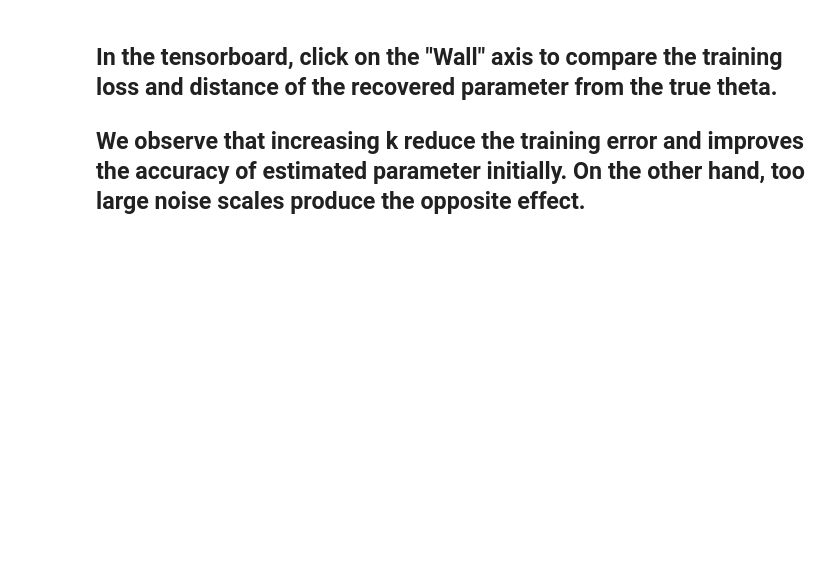
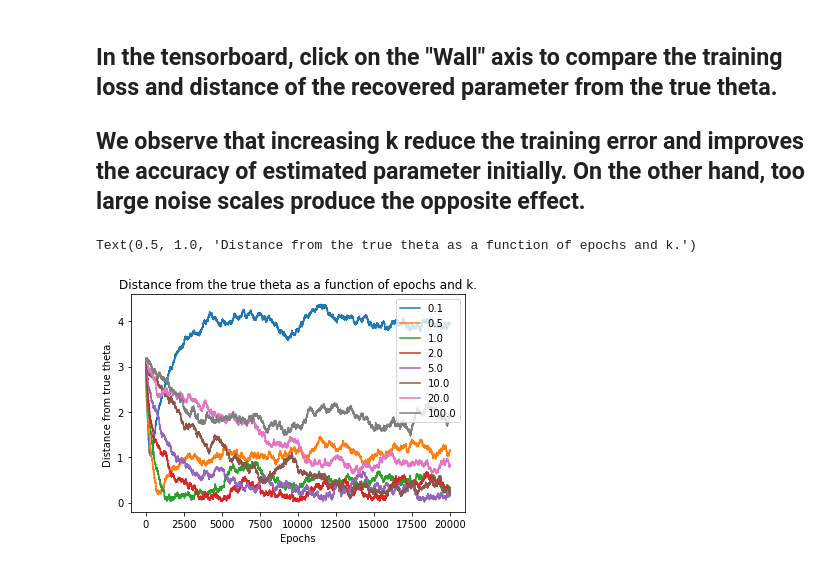
Before and after one commit to Tejasvk/pre-clipping-noise, a Jupyter notebook: pre-clipping_noise.ipynb, the cells around one changed output. Saved outputs shown, nothing was run; the diff lists cells and outputs as text; code cells hidden in the pictures; blank space fills up the shorter version.

```diff
--- a/pre-clipping_noise.ipynb
+++ b/pre-clipping_noise.ipynb
@@ -85,6 +85,9 @@ learning_rate = 0.01
 N = X_train.shape[0]
 batch_size = int(np.sqrt(N))
 theta = torch.tensor(theta)
+#df_dist_opt = pd.DataFrame(np.zeros(shape=(8,epochs)),columns=range(epochs))
+df_dist_opt = pd.DataFrame(np.zeros(shape=(8,epochs)),columns=range(epochs))
+df_dist_opt.index = [0.1,0.5,1.0,2.0,5.0,10.,20.,100.]
 
 '''
 The variable k controls the variance of the pre-clipping noise we are adding.
@@ -134,7 +137,7 @@ for k in [0.1,0.5,1.0,2.0,5.0,10.,20.,100.]:
 
         writer.add_scalar("distance from true theta:",torch.linalg.norm(weights- theta,dim=-1),epoch)
 
-
+        df_dist_opt.loc[k][epoch] = torch.linalg.norm(weights- theta,dim=-1)
         sample_grads= sample_grads[0]
 
         '''
@@ -190,3 +199,12 @@ tensor([-0.1000,  1.0000, -3.0000], dtype=torch.float64)
 # %% [markdown]
 ## In the tensorboard, click on the "Wall" axis to compare the training loss and distance of the recovered parameter from the true theta.
 ## We observe that increasing k reduce the training error and improves the accuracy of estimated parameter initially. On the other hand, too large noise scales produce the opposite effect.
+# %%
+
+df_dist_opt.T.plot()
+plt.xlabel("Epochs")
+plt.ylabel("Distance from true theta.")
+plt.title("Distance from the true theta as a function of epochs and k.")
+# %% [output]
+Text(0.5, 1.0, 'Distance from the true theta as a function of epochs and k.')
+[figure, added]
```
Also changed, not shown: parts of 3 cells of this notebook.
